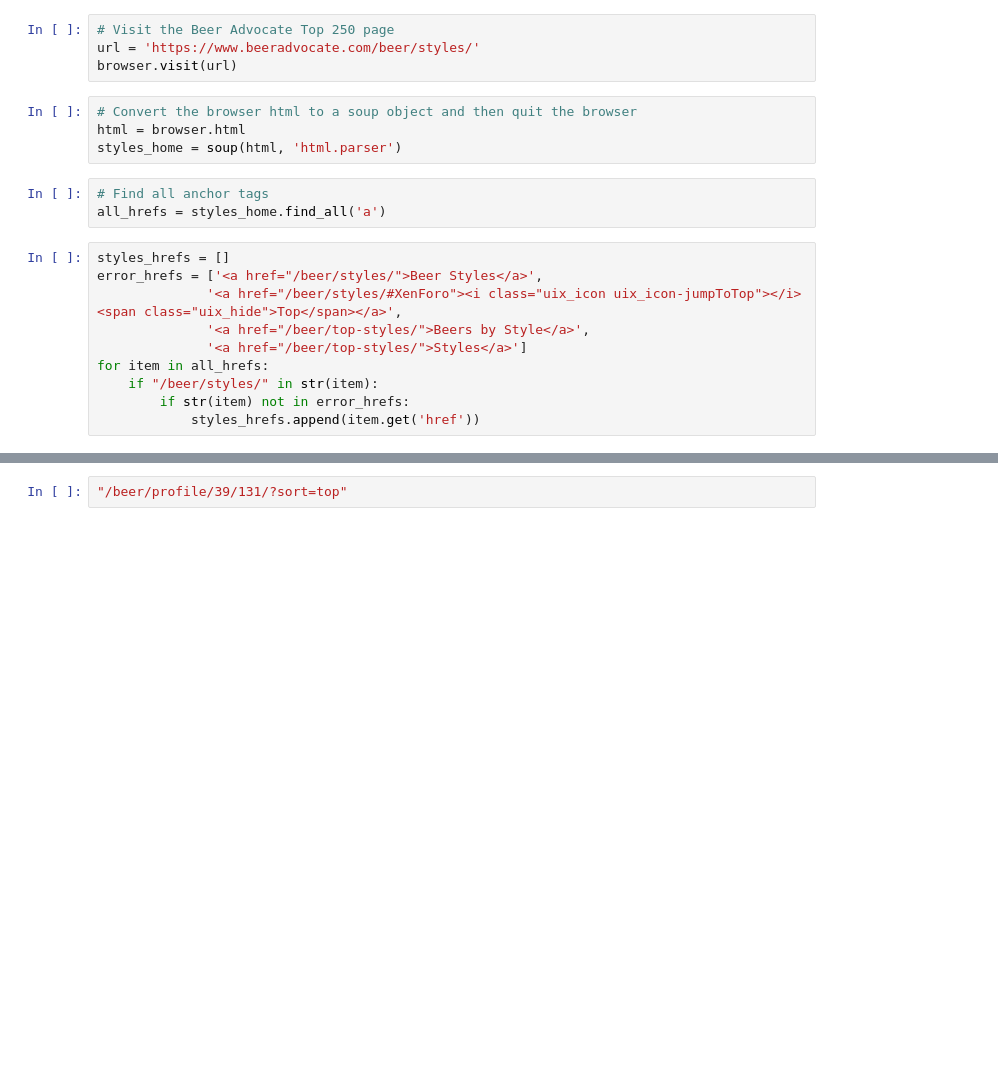
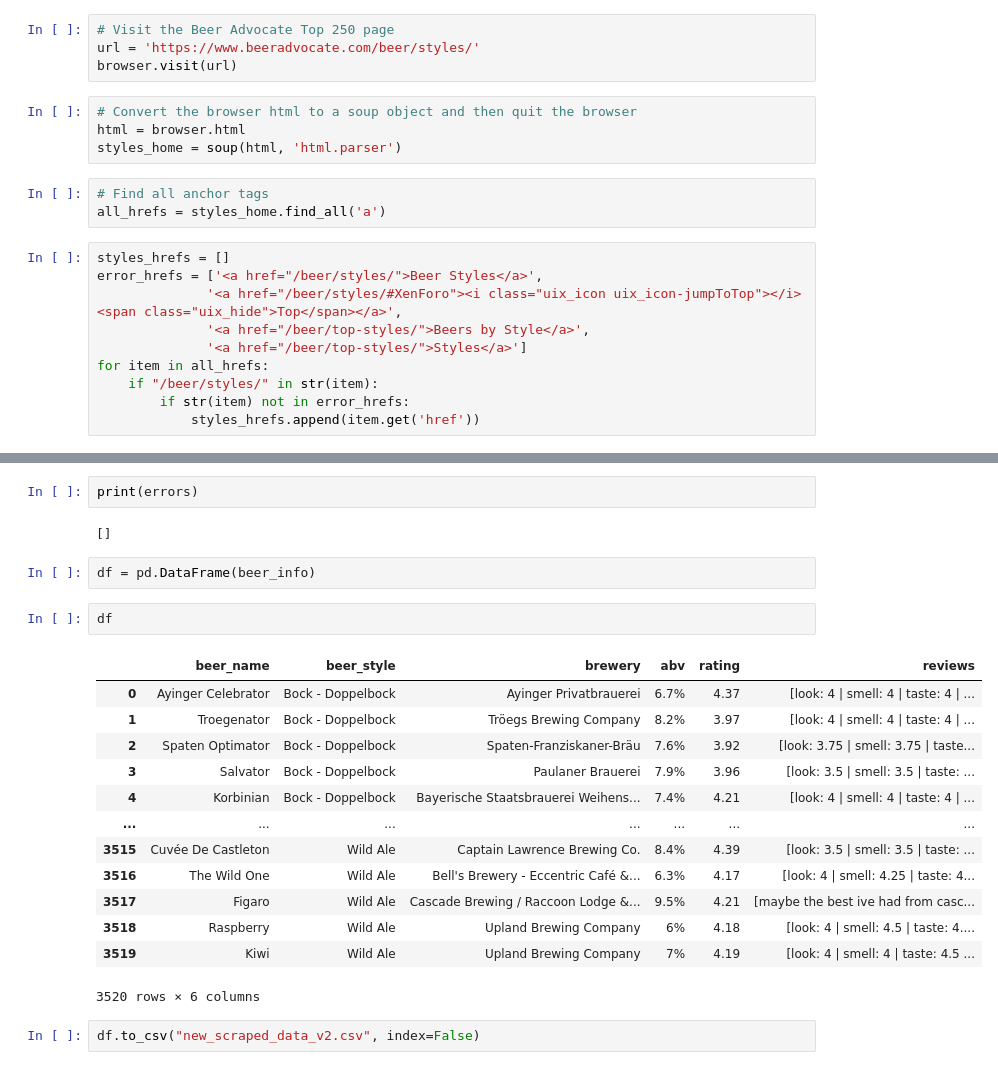
Before and after one commit to curtissmith291/final_project, a Jupyter notebook: Webscraping/scraping_by_style2.ipynb, the cells around one changed output, grey strips where cells are left out. Cells and saved outputs as stored; diff of their text form; blank space fills up the shorter version.

```diff
--- a/Webscraping/scraping_by_style2.ipynb
+++ b/Webscraping/scraping_by_style2.ipynb
@@ -237,2 +260,24 @@ There were 1 errors
-# %%
-"/beer/profile/39/131/?sort=top"
+# %%
+print(errors)
+# %% [output]
+[]
+# %%
+df = pd.DataFrame(beer_info)
+# %%
+df
+# %% [output]
+|  | beer_name | beer_style | brewery | abv | rating | reviews |
+| 0 | Ayinger Celebrator | Bock - Doppelbock | Ayinger Privatbrauerei | 6.7% | 4.37 | [look: 4 | smell: 4 | taste: 4 | ... |
+| 1 | Troegenator | Bock - Doppelbock | Tröegs Brewing Company | 8.2% | 3.97 | [look: 4 | smell: 4 | taste: 4 | ... |
+| 2 | Spaten Optimator | Bock - Doppelbock | Spaten-Franziskaner-Bräu | 7.6% | 3.92 | [look: 3.75 | smell: 3.75 | taste... |
+| 3 | Salvator | Bock - Doppelbock | Paulaner Brauerei | 7.9% | 3.96 | [look: 3.5 | smell: 3.5 | taste: ... |
+| 4 | Korbinian | Bock - Doppelbock | Bayerische Staatsbrauerei Weihens... | 7.4% | 4.21 | [look: 4 | smell: 4 | taste: 4 | ... |
+| ... | ... | ... | ... | ... | ... | ... |
+| 3515 | Cuvée De Castleton | Wild Ale | Captain Lawrence Brewing Co. | 8.4% | 4.39 | [look: 3.5 | smell: 3.5 | taste: ... |
+| 3516 | The Wild One | Wild Ale | Bell's Brewery - Eccentric Café &... | 6.3% | 4.17 | [look: 4 | smell: 4.25 | taste: 4... |
+| 3517 | Figaro | Wild Ale | Cascade Brewing / Raccoon Lodge &... | 9.5% | 4.21 | [maybe the best ive had from casc... |
+| 3518 | Raspberry | Wild Ale | Upland Brewing Company | 6% | 4.18 | [look: 4 | smell: 4.5 | taste: 4.... |
+| 3519 | Kiwi | Wild Ale | Upland Brewing Company | 7% | 4.19 | [look: 4 | smell: 4 | taste: 4.5 ... |
+3520 rows × 6 columns
+# %%
+df.to_csv("new_scraped_data_v2.csv", index=False)
```
Also changed, not shown: parts of 2 cells of this notebook, 6 other files.
